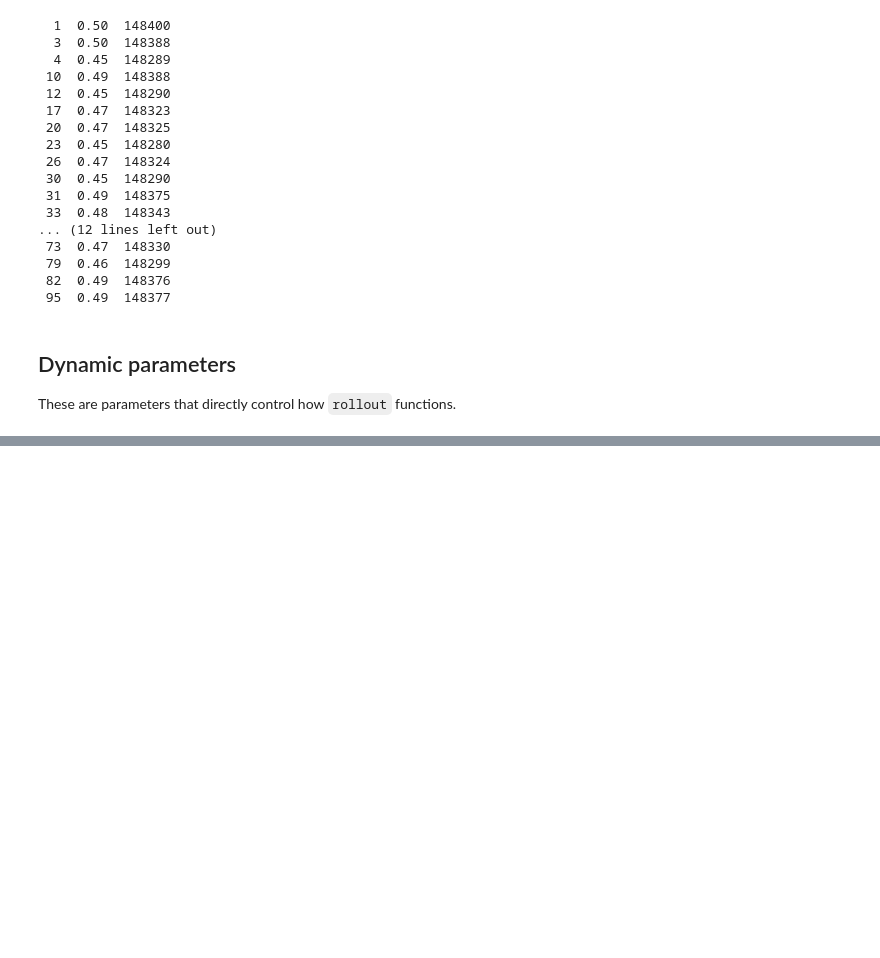
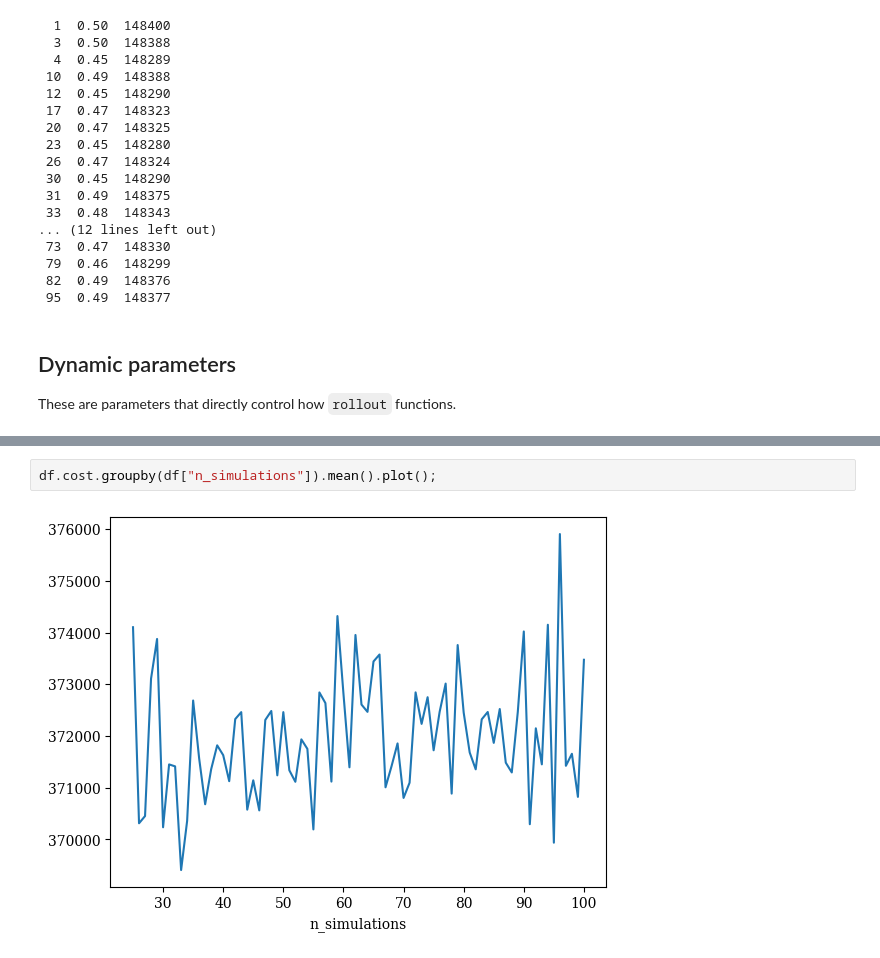
Before and after one commit to N-Wouda/Euro-NeurIPS-2022, a Jupyter notebook: notebooks/dynamic-tuning.ipynb, the cells around one changed output, grey strips where cells are left out. Drawn from its saved outputs; the diff is of its cells as text; blank space fills up the shorter version.

```diff
--- a/notebooks/dynamic-tuning.ipynb
+++ b/notebooks/dynamic-tuning.ipynb
@@ -427,0 +470,4 @@ These are parameters that directly control how `rollout` functions.
+# %%
+df.cost.groupby(df["n_simulations"]).mean().plot();
+# %% [output]
+[figure, added]
```
Also changed, not shown: parts of 7 cells of this notebook, 2 other files.
